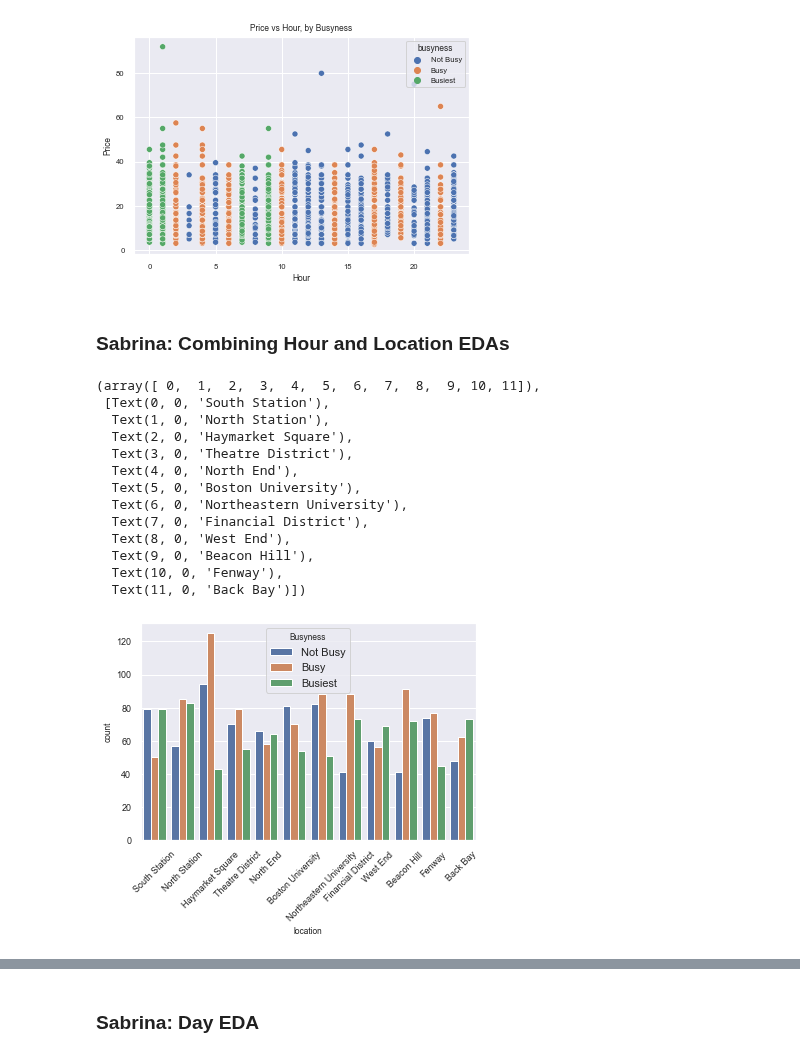
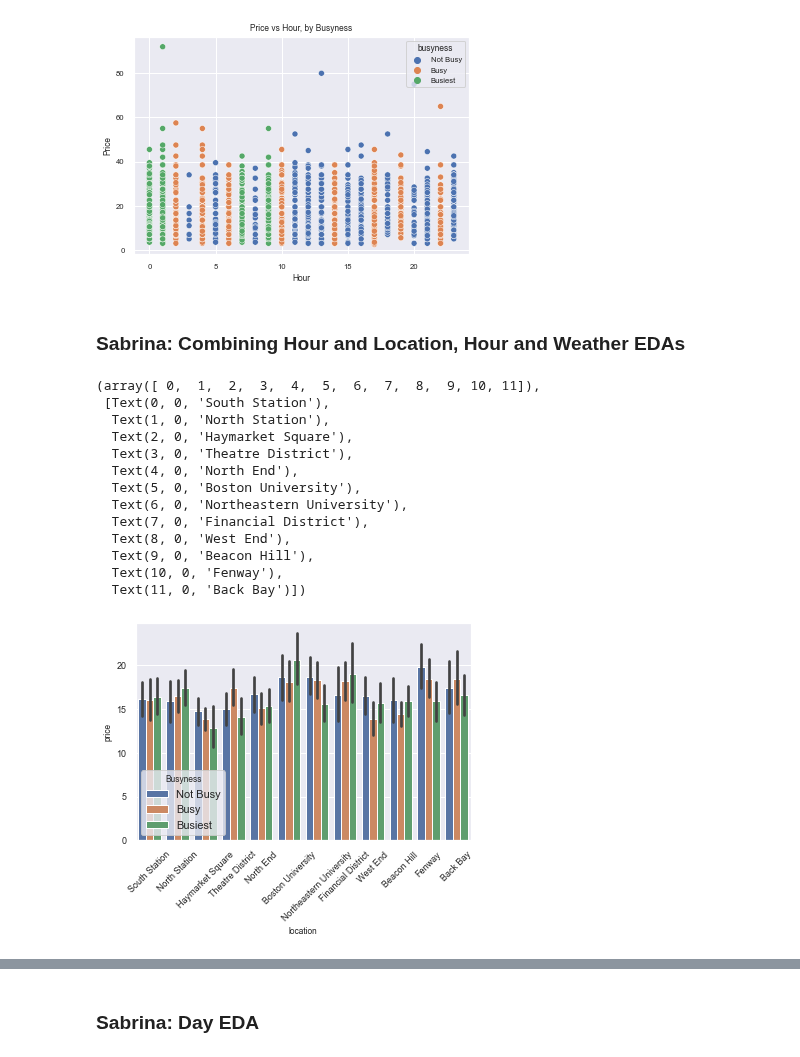
Before and after one commit to cndywu/TheYelpers, a Jupyter notebook: Project Code Template New.ipynb, the cells around one changed output, grey strips where cells are left out. Drawn from its saved outputs; the diff is of its cells as text; code cells hidden in the pictures.

```diff
--- a/Project Code Template New.ipynb
+++ b/Project Code Template New.ipynb
@@ -376,25 +376,26 @@ plt.ylabel('Price')
 Text(0, 0.5, 'Price')
 [figure]
 # %% [markdown]
-### Sabrina: Combining Hour and Location EDAs
+### Sabrina: Combining Hour and Location, Hour and Weather EDAs
 # %%
 #Graphing Price by Locationa and Busyness
-sns.countplot(x='location', data=train, hue='busyness')
+sns.barplot(x='location', y='price', data=train, hue='busyness')
 plt.legend(title='Busyness', fontsize=11)
 plt.tick_params(axis='both', which='major', labelsize=9)
 plt.xticks(rotation=45)
+#Price seems to be higher in same locations as found before but not dependent on busyness
 # %% [output]
 (array([ 0,  1,  2,  3,  4,  5,  6,  7,  8,  9, 10, 11]),
  [Text(0, 0, 'South Station'),
   Text(1, 0, 'North Station'),
   Text(2, 0, 'Haymarket Square'),
   Text(3, 0, 'Theatre District'),
   Text(4, 0, 'North End'),
   Text(5, 0, 'Boston University'),
   Text(6, 0, 'Northeastern University'),
   Text(7, 0, 'Financial District'),
   Text(8, 0, 'West End'),
   Text(9, 0, 'Beacon Hill'),
   Text(10, 0, 'Fenway'),
   Text(11, 0, 'Back Bay')])
-[figure, old version]
+[figure, new version]
```
Also changed, not shown: parts of 1 cell of this notebook, 1 other file.
